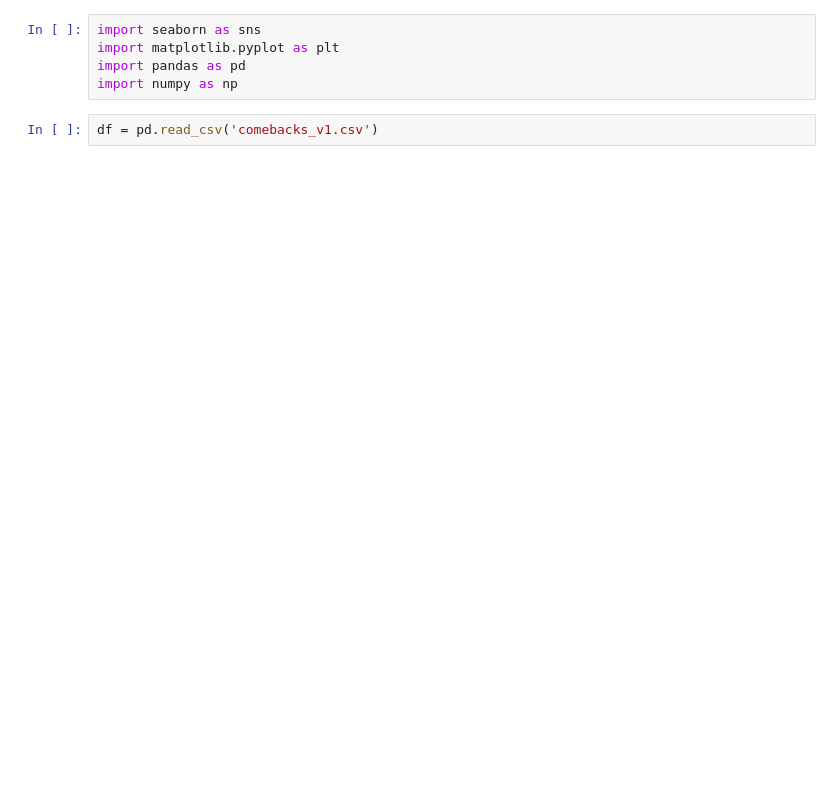
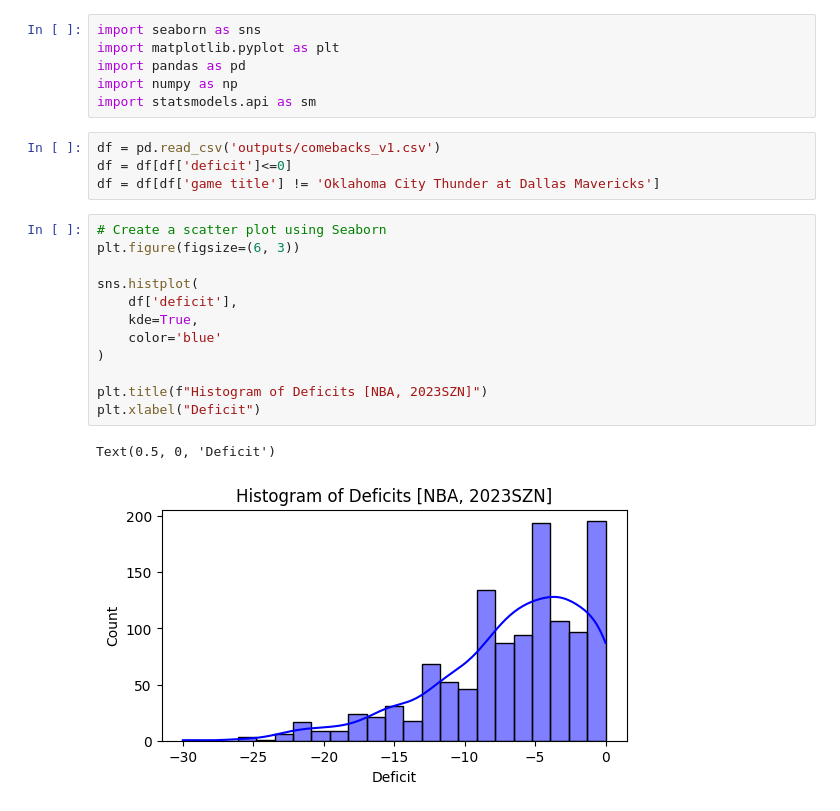
Before and after one commit to cwpace97/sports_analysis, a Jupyter notebook: nba_viz.ipynb, the cells around one changed output. Saved outputs shown, nothing was run; the diff lists cells and outputs as text; blank space fills up the shorter version.

```diff
--- a/nba_viz.ipynb
+++ b/nba_viz.ipynb
@@ -3,5 +3,23 @@ import seaborn as sns
 import matplotlib.pyplot as plt
 import pandas as pd
 import numpy as np
+import statsmodels.api as sm
-# %%
-df = pd.read_csv('comebacks_v1.csv')
+# %%
+df = pd.read_csv('outputs/comebacks_v1.csv')
+df = df[df['deficit']<=0]
+df = df[df['game title'] != 'Oklahoma City Thunder at Dallas Mavericks']
+# %%
+# Create a scatter plot using Seaborn
+plt.figure(figsize=(6, 3))
+
+sns.histplot(
+    df['deficit'],
+    kde=True,
+    color='blue'
+)
+
+plt.title(f"Histogram of Deficits [NBA, 2023SZN]")
+plt.xlabel("Deficit")
+# %% [output]
+Text(0.5, 0, 'Deficit')
+[figure, added]
```
Also changed, not shown: parts of 4 cells of this notebook.
